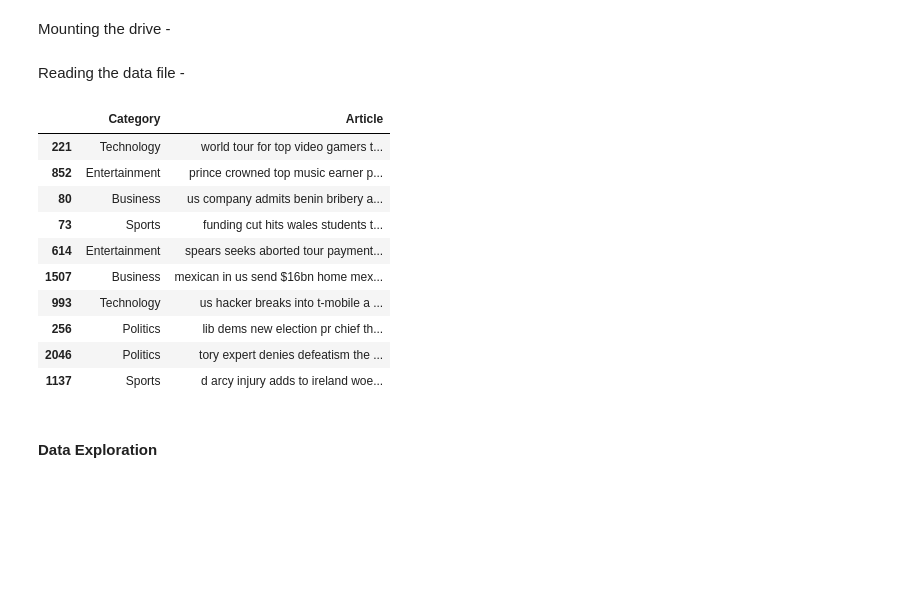
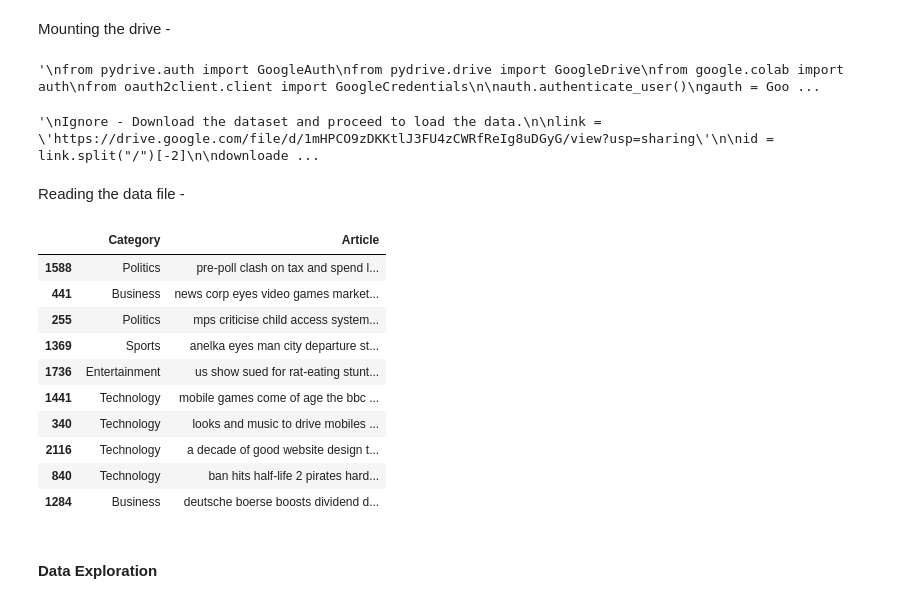
Before and after one commit to krishnakanthkona-3110/AI-ML-Projects, a Jupyter notebook: 2.Natural Language Processing in News Article Categorization/FlipItNews_News_Article_Categorizer.ipynb, the cells around one changed output. Saved outputs shown, nothing was run; the diff lists cells and outputs as text; code cells hidden in the pictures; blank space fills up the shorter version.

```diff
--- a/2.Natural Language Processing in News Article Categorization/FlipItNews_News_Article_Categorizer.ipynb
+++ b/2.Natural Language Processing in News Article Categorization/FlipItNews_News_Article_Categorizer.ipynb
@@ -119,6 +119,9 @@ Requirement already satisfied: joblib>=0.11 in /usr/local/lib/python3.7/dist-pac
 # %% [markdown]
 Mounting the drive -
 # %%
+# Ignore - Download the dataset and proceed to load the data.
+
+'''
 from pydrive.auth import GoogleAuth
 from pydrive.drive import GoogleDrive
 from google.colab import auth
@@ -128,30 +131,39 @@ auth.authenticate_user()
 gauth = GoogleAuth()
 gauth.credentials = GoogleCredentials.get_application_default()
 drive = GoogleDrive(gauth)
+'''
+# %% [output]
+'\nfrom pydrive.auth import GoogleAuth\nfrom pydrive.drive import GoogleDrive\nfrom google.colab import auth\nfrom oauth2client.client import GoogleCredentials\n\nauth.authenticate_user()\ngauth = Goo ...
 # %%
+'''
+Ignore - Download the dataset and proceed to load the data.
+
 link = 'https://drive.google.com/file/d/1mHPCO9zDKKtlJ3FU4zCWRfReIg8uDGyG/view?usp=sharing'
 
 id = link.split("/")[-2]
 
 downloaded = drive.CreateFile({'id':id})
 downloaded.GetContentFile('news-articles.csv')
+'''
+# %% [output]
+'\nIgnore - Download the dataset and proceed to load the data.\n\nlink = \'https://drive.google.com/file/d/1mHPCO9zDKKtlJ3FU4zCWRfReIg8uDGyG/view?usp=sharing\'\n\nid = link.split("/")[-2]\n\ndownloade ...
 # %% [markdown]
 Reading the data file -
 # %%
-df = pd.read_csv('news-articles.csv')
+df = pd.read_csv('flipitnews-data1.csv')
 df.sample(10)
 # %% [output]
 |  | Category | Article |
-| 221 | Technology | world tour for top video gamers t... |
-| 852 | Entertainment | prince crowned top music earner p... |
-| 80 | Business | us company admits benin bribery a... |
-| 73 | Sports | funding cut hits wales students t... |
-| 614 | Entertainment | spears seeks aborted tour payment... |
-| 1507 | Business | mexican in us send $16bn home mex... |
-| 993 | Technology | us hacker breaks into t-mobile a ... |
-| 256 | Politics | lib dems new election pr chief th... |
-| 2046 | Politics | tory expert denies defeatism the ... |
-| 1137 | Sports | d arcy injury adds to ireland woe... |
+| 1588 | Politics | pre-poll clash on tax and spend l... |
+| 441 | Business | news corp eyes video games market... |
+| 255 | Politics | mps criticise child access system... |
+| 1369 | Sports | anelka eyes man city departure st... |
+| 1736 | Entertainment | us show sued for rat-eating stunt... |
+| 1441 | Technology | mobile games come of age the bbc ... |
+| 340 | Technology | looks and music to drive mobiles ... |
+| 2116 | Technology | a decade of good website design t... |
+| 840 | Technology | ban hits half-life 2 pirates hard... |
+| 1284 | Business | deutsche boerse boosts dividend d... |
 # %% [markdown]
 #### Data Exploration
 # %% [markdown]
```
